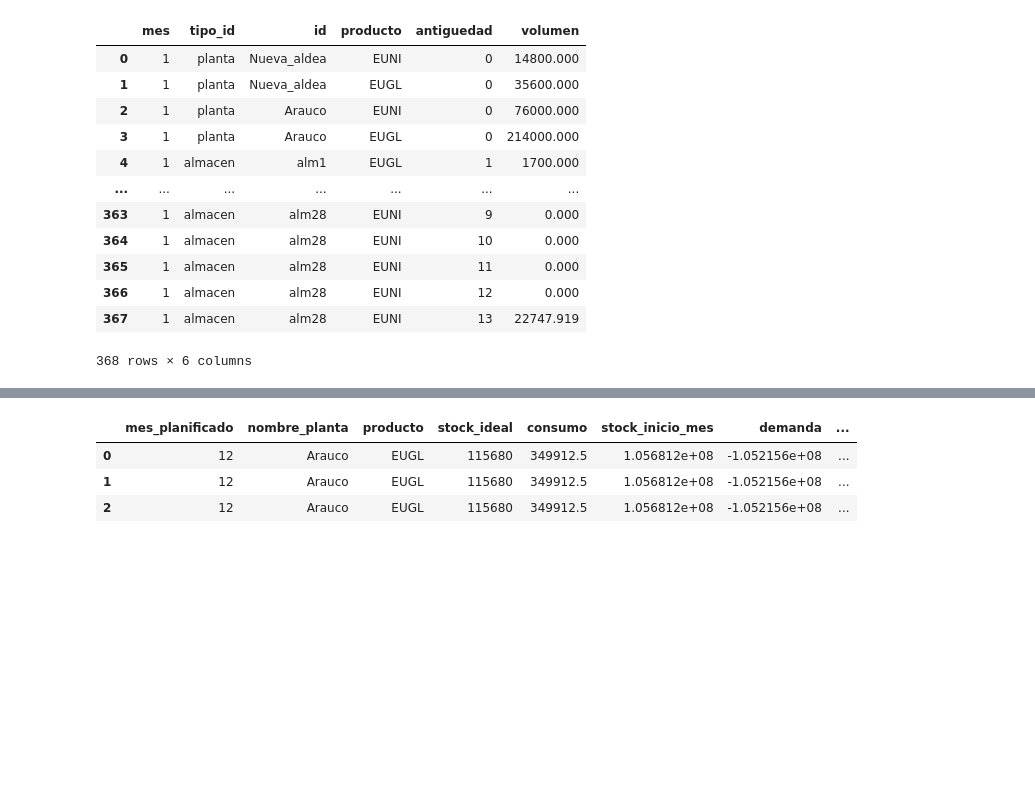
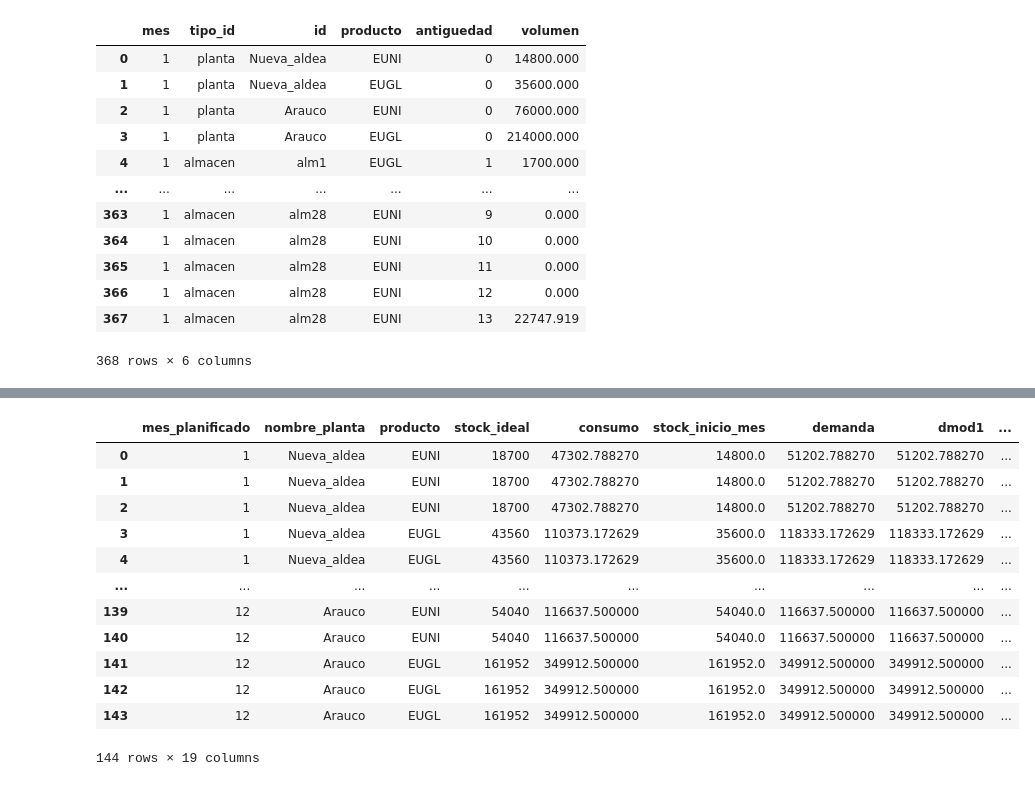
Before and after one commit to ptoledor/heu_opticliente, a Jupyter notebook: 01_notebooks/algo.ipynb, the cells around one changed output, grey strips where cells are left out. Saved outputs shown, nothing was run; the diff lists cells and outputs as text; code cells hidden in the pictures; blank space fills up the shorter version.

```diff
--- a/01_notebooks/algo.ipynb
+++ b/01_notebooks/algo.ipynb
@@ -76,7 +76,7 @@ rangos_demanda_ext['antiguedad'] = rangos_demanda_ext['antiguedad'].astype(np.in
 # %%
 #Lectura de parametros planta
 parametros_planta = pd.read_excel('../02_data/plantas.xlsx', sheet_name='parametros_planta')
-parametros_planta['stock_ideal_planta'] = parametros_planta['ideal_dias_autonomia'] * parametros_planta['consumo_diario']
+parametros_planta['stock_ideal_planta'] = (parametros_planta['ideal_dias_rollizos'] + parametros_planta['ideal_dias_astillas']) * parametros_planta['consumo_diario']
 dict_plantas_stock_ideal = parametros_planta.set_index(['nombre_planta', 'producto'])['stock_ideal_planta'].to_dict()
 
 #Lectura consumo plantas
@@ -114,7 +114,7 @@ alm_mes_temp = base_almacenes[['id_almacen', 'nombre_planta', 'producto', 'zona'
 alm_mes_temp = pd.merge(alm_mes_temp, periodos, how='left', on='zona')
 alm_mes_temp['bloqueo'] = False
 alm_mes_temp.loc[(alm_mes_temp['carpeta'] == 'tierra') & (alm_mes_temp['temporada'] == 0), 'bloqueo'] = True
-dict_temp_almacen = alm_mes_temp.set_index(['id_almacen', 'mes_planificado'])['bloqueo'].to_dict()
+dict_temp_almacen = alm_mes_temp.set_index(['id_almacen', 'mes_planificado'])['temporada'].to_dict()
 
 #Stock almacen EN MES 0
 stock_almacen = pd.read_excel('../02_data/almacenes_stock2.xlsx', sheet_name='stock')
@@ -185,10 +185,10 @@ aux2 = stock_almacen[['mes_planificado', 'id_almacen', 'producto', 'antiguedad',
 aux2.columns = ['mes', 'id', 'producto', 'antiguedad', 'volumen']
 aux2['tipo_id'] = 'almacen'
 
-tabla_stock = pd.concat([aux1, aux2], ignore_index=True)
-tabla_stock['mes'] = tabla_stock['mes'].astype(np.int64)
-tabla_stock['volumen'] = tabla_stock['volumen'].fillna(0)
-tabla_stock
+tabla_stock_original = pd.concat([aux1, aux2], ignore_index=True)
+tabla_stock_original['mes'] = tabla_stock_original['mes'].astype(np.int64)
+tabla_stock_original['volumen'] = tabla_stock_original['volumen'].fillna(0)
+tabla_stock_original
 # %% [output]
 |  | mes | tipo_id | id | producto | antiguedad | volumen |
 | 0 | 1 | planta | Nueva_aldea | EUNI | 0 | 14800.000 |
@@ -628,2 +618,33 @@ Creacion de matriz de balance
+# %%
+
+tabla_demanda_mod1 = tabla_demanda_mod1.rename(columns={'demanda_rango':'dr_mod1'})
+demanda_mod1 = tabla_demanda_mod1.groupby(['mes_planificado', 'nombre_planta', 'producto'], as_index=False).agg(aux_mod1=('dr_mod1', 'sum'))
+tabla_demanda_mod2 = tabla_demanda_mod2.rename(columns={'demanda_rango':'dr_mod2'})
+demanda_mod2 = tabla_demanda_mod2.groupby(['mes_planificado', 'nombre_planta', 'producto'], as_index=False).agg(aux_mod2=('dr_mod2', 'sum'))
+
+compilado_demanda = tabla_demanda_original.copy()
+compilado_demanda = pd.merge(compilado_demanda , tabla_demanda_mod1, how='left')
+compilado_demanda = pd.merge(compilado_demanda , tabla_demanda_mod2, how='left')
+compilado_demanda = pd.merge(compilado_demanda , demanda_mod1, how='left')
+compilado_demanda = pd.merge(compilado_demanda , demanda_mod2, how='left')
+
+compilado_demanda.insert(loc=compilado_demanda.columns.get_loc('demanda')+1, column='dmod1', value=compilado_demanda['aux_mod1'])
+compilado_demanda.insert(loc=compilado_demanda.columns.get_loc('demanda')+2, column='dmod2', value=compilado_demanda['aux_mod2'])
+
+compilado_demanda
+# %% [output]
+|  | mes_planificado | nombre_planta | producto | stock_ideal | consumo | stock_inicio_mes | demanda | dmod1 | ... |
+| 0 | 1 | Nueva_aldea | EUNI | 18700 | 47302.788270 | 14800.0 | 51202.788270 | 51202.788270 | ... |
+| 1 | 1 | Nueva_aldea | EUNI | 18700 | 47302.788270 | 14800.0 | 51202.788270 | 51202.788270 | ... |
+| 2 | 1 | Nueva_aldea | EUNI | 18700 | 47302.788270 | 14800.0 | 51202.788270 | 51202.788270 | ... |
+| 3 | 1 | Nueva_aldea | EUGL | 43560 | 110373.172629 | 35600.0 | 118333.172629 | 118333.172629 | ... |
+| 4 | 1 | Nueva_aldea | EUGL | 43560 | 110373.172629 | 35600.0 | 118333.172629 | 118333.172629 | ... |
+| ... | ... | ... | ... | ... | ... | ... | ... | ... | ... |
+| 139 | 12 | Arauco | EUNI | 54040 | 116637.500000 | 54040.0 | 116637.500000 | 116637.500000 | ... |
+| 140 | 12 | Arauco | EUNI | 54040 | 116637.500000 | 54040.0 | 116637.500000 | 116637.500000 | ... |
+| 141 | 12 | Arauco | EUGL | 161952 | 349912.500000 | 161952.0 | 349912.500000 | 349912.500000 | ... |
+| 142 | 12 | Arauco | EUGL | 161952 | 349912.500000 | 161952.0 | 349912.500000 | 349912.500000 | ... |
+| 143 | 12 | Arauco | EUGL | 161952 | 349912.500000 | 161952.0 | 349912.500000 | 349912.500000 | ... |
+144 rows × 19 columns
 # %%
 writer = pd.ExcelWriter('hola.xlsx')
@@ -632,10 +653,3 @@ tabla_stock.to_excel(writer, sheet_name='tabla_stock', index=False)
 balance_producto.to_excel(writer, sheet_name='tabla_balance', index=False)
 tabla_movimiento.to_excel(writer, sheet_name='moviminetos', index=False)
 writer.close()
-# %%
-dpla
-# %% [output]
-|  | mes_planificado | nombre_planta | producto | stock_ideal | consumo | stock_inicio_mes | demanda | ... |
-| 0 | 12 | Arauco | EUGL | 115680 | 349912.5 | 1.056812e+08 | -1.052156e+08 | ... |
-| 1 | 12 | Arauco | EUGL | 115680 | 349912.5 | 1.056812e+08 | -1.052156e+08 | ... |
-| 2 | 12 | Arauco | EUGL | 115680 | 349912.5 | 1.056812e+08 | -1.052156e+08 | ... |
```
Also changed, not shown: parts of 3 cells of this notebook, 1 other file.
